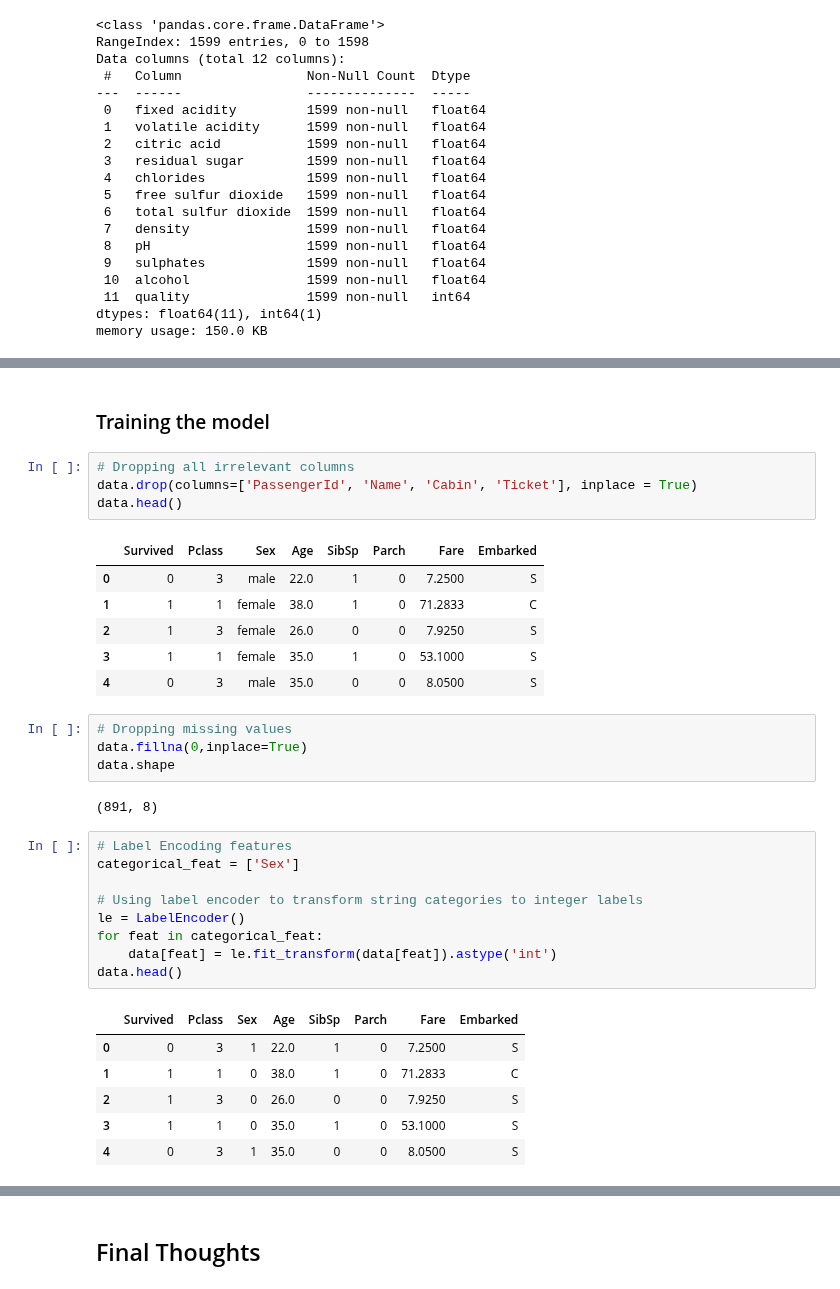
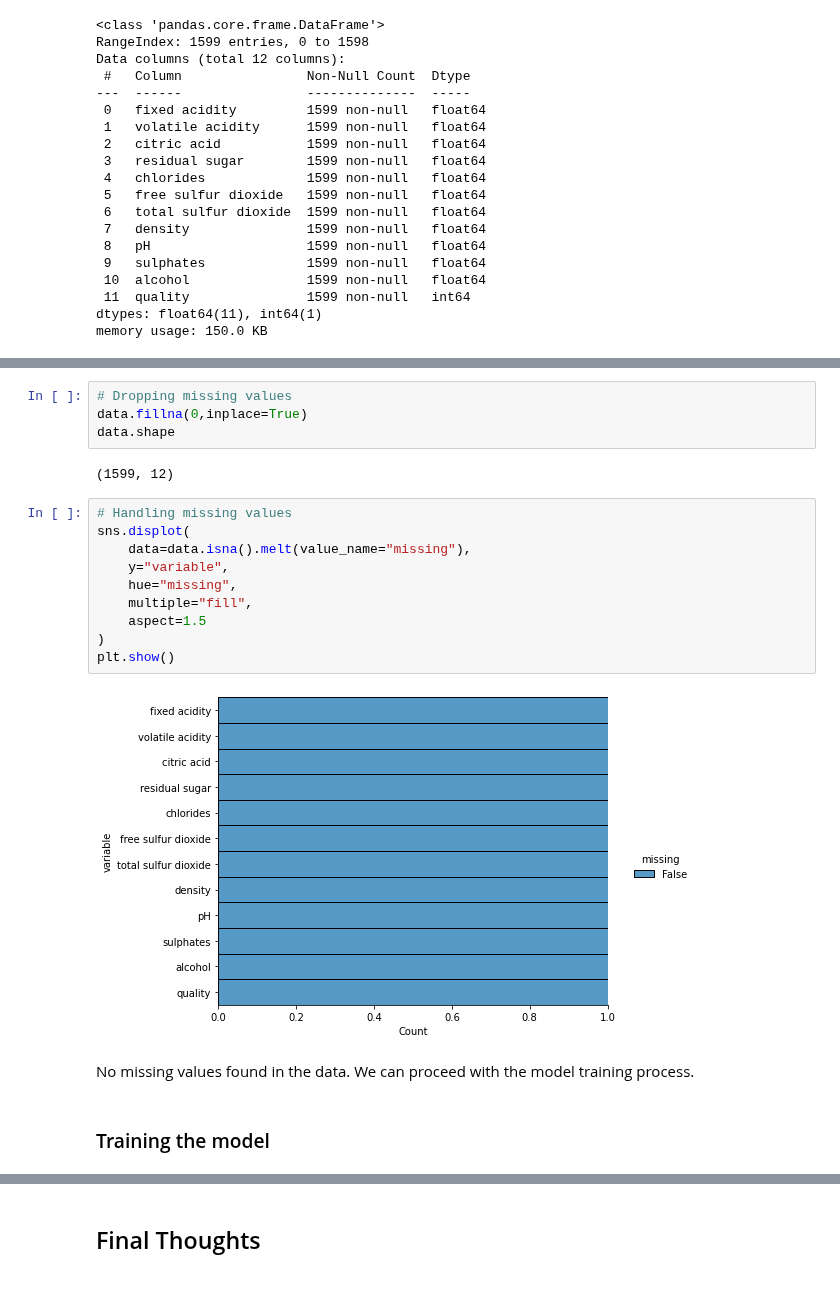
Before and after one commit to PacktPublishing/Applied-Machine-Learning-Explainability-Techniques, a Jupyter notebook: Chapter06/Intro_to_SHAP.ipynb, the cells around one changed output, grey strips where cells are left out. Cells and saved outputs as stored; diff of their text form.

```diff
--- a/Chapter06/Intro_to_SHAP.ipynb
+++ b/Chapter06/Intro_to_SHAP.ipynb
@@ -82,35 +104,22 @@ memory usage: 150.0 KB
+# %%
+# Dropping missing values
+data.fillna(0,inplace=True)
+data.shape
+# %% [output]
+(1599, 12)
+# %%
+# Handling missing values
+sns.displot(
+    data=data.isna().melt(value_name="missing"),
+    y="variable",
+    hue="missing",
+    multiple="fill",
+    aspect=1.5
+)
+plt.show()
+# %% [output]
+[figure, added]
+# %% [markdown]
+No missing values found in the data. We can proceed with the model training process.
 # %% [markdown]
 ### Training the model
-# %%
-# Dropping all irrelevant columns
-data.drop(columns=['PassengerId', 'Name', 'Cabin', 'Ticket'], inplace = True)
-data.head()
-# %% [output]
-|  | Survived | Pclass | Sex | Age | SibSp | Parch | Fare | Embarked |
-| 0 | 0 | 3 | male | 22.0 | 1 | 0 | 7.2500 | S |
-| 1 | 1 | 1 | female | 38.0 | 1 | 0 | 71.2833 | C |
-| 2 | 1 | 3 | female | 26.0 | 0 | 0 | 7.9250 | S |
-| 3 | 1 | 1 | female | 35.0 | 1 | 0 | 53.1000 | S |
-| 4 | 0 | 3 | male | 35.0 | 0 | 0 | 8.0500 | S |
-# %%
-# Dropping missing values
-data.fillna(0,inplace=True)
-data.shape
-# %% [output]
-(891, 8)
-# %%
-# Label Encoding features
-categorical_feat = ['Sex']
-
-# Using label encoder to transform string categories to integer labels
-le = LabelEncoder()
-for feat in categorical_feat:
-    data[feat] = le.fit_transform(data[feat]).astype('int')
-data.head()
-# %% [output]
-|  | Survived | Pclass | Sex | Age | SibSp | Parch | Fare | Embarked |
-| 0 | 0 | 3 | 1 | 22.0 | 1 | 0 | 7.2500 | S |
-| 1 | 1 | 1 | 0 | 38.0 | 1 | 0 | 71.2833 | C |
-| 2 | 1 | 3 | 0 | 26.0 | 0 | 0 | 7.9250 | S |
-| 3 | 1 | 1 | 0 | 35.0 | 1 | 0 | 53.1000 | S |
-| 4 | 0 | 3 | 1 | 35.0 | 0 | 0 | 8.0500 | S |
```
Also changed, not shown: parts of 33 cells of this notebook.
